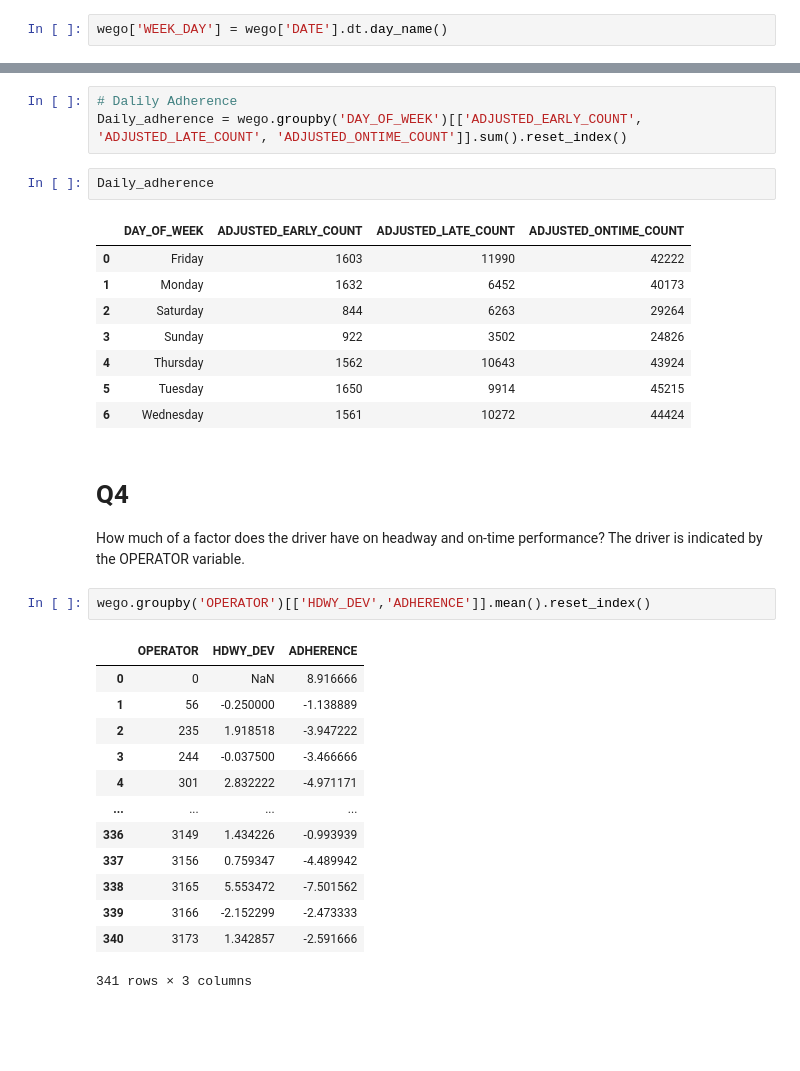
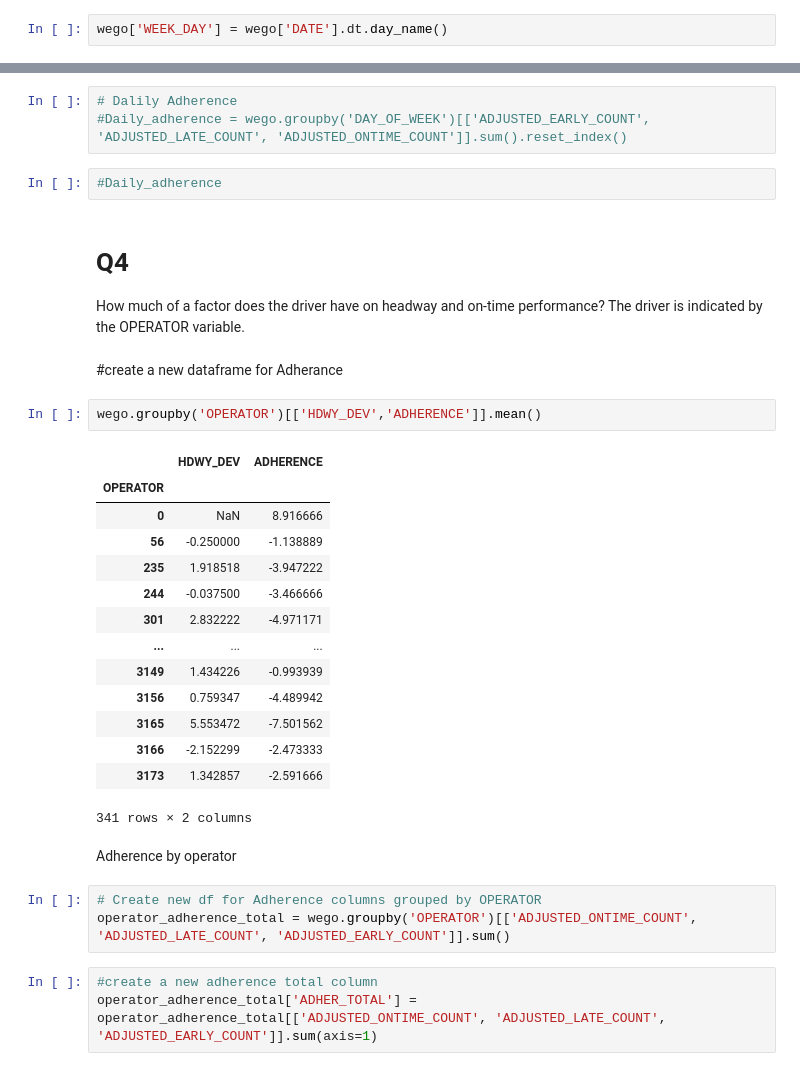
Before and after one commit to NSS-Data-Analytics-Cohort-11/wego-caesars-legion, a Jupyter notebook: notebooks/WeGo Data Introduction.ipynb, the cells around one changed output, grey strips where cells are left out. Cells and saved outputs as stored; diff of their text form; blank space fills up the shorter version.

```diff
--- a/notebooks/WeGo Data Introduction.ipynb
+++ b/notebooks/WeGo Data Introduction.ipynb
@@ -1272,33 +1156,35 @@ wego.groupby('HOUR')[['ADJUSTED_EARLY_COUNT', 'ADJUSTED_LATE_COUNT', 'ADJUSTED_O
 # %%
 # Dalily Adherence
-Daily_adherence = wego.groupby('DAY_OF_WEEK')[['ADJUSTED_EARLY_COUNT', 'ADJUSTED_LATE_COUNT', 'ADJUSTED_ONTIME_COUNT']].sum().reset_index()
+#Daily_adherence = wego.groupby('DAY_OF_WEEK')[['ADJUSTED_EARLY_COUNT', 'ADJUSTED_LATE_COUNT', 'ADJUSTED_ONTIME_COUNT']].sum().reset_index()
 # %%
-Daily_adherence
+#Daily_adherence
-# %% [output]
-|  | DAY_OF_WEEK | ADJUSTED_EARLY_COUNT | ADJUSTED_LATE_COUNT | ADJUSTED_ONTIME_COUNT |
-| 0 | Friday | 1603 | 11990 | 42222 |
-| 1 | Monday | 1632 | 6452 | 40173 |
-| 2 | Saturday | 844 | 6263 | 29264 |
-| 3 | Sunday | 922 | 3502 | 24826 |
-| 4 | Thursday | 1562 | 10643 | 43924 |
-| 5 | Tuesday | 1650 | 9914 | 45215 |
-| 6 | Wednesday | 1561 | 10272 | 44424 |
 # %% [markdown]
 # Q4
 How much of a factor does the driver have on headway and on-time performance? The driver is indicated by the OPERATOR variable.
+# %% [markdown]
+#create a new dataframe for Adherance
 # %%
-wego.groupby('OPERATOR')[['HDWY_DEV','ADHERENCE']].mean().reset_index()
+wego.groupby('OPERATOR')[['HDWY_DEV','ADHERENCE']].mean()
 # %% [output]
-|  | OPERATOR | HDWY_DEV | ADHERENCE |
-| 0 | 0 | NaN | 8.916666 |
-| 1 | 56 | -0.250000 | -1.138889 |
-| 2 | 235 | 1.918518 | -3.947222 |
-| 3 | 244 | -0.037500 | -3.466666 |
-| 4 | 301 | 2.832222 | -4.971171 |
-| ... | ... | ... | ... |
-| 336 | 3149 | 1.434226 | -0.993939 |
-| 337 | 3156 | 0.759347 | -4.489942 |
-| 338 | 3165 | 5.553472 | -7.501562 |
-| 339 | 3166 | -2.152299 | -2.473333 |
-| 340 | 3173 | 1.342857 | -2.591666 |
+|  | HDWY_DEV | ADHERENCE |
+| OPERATOR |  |  |
+| 0 | NaN | 8.916666 |
+| 56 | -0.250000 | -1.138889 |
+| 235 | 1.918518 | -3.947222 |
+| 244 | -0.037500 | -3.466666 |
+| 301 | 2.832222 | -4.971171 |
+| ... | ... | ... |
+| 3149 | 1.434226 | -0.993939 |
+| 3156 | 0.759347 | -4.489942 |
+| 3165 | 5.553472 | -7.501562 |
+| 3166 | -2.152299 | -2.473333 |
+| 3173 | 1.342857 | -2.591666 |
-341 rows × 3 columns
+341 rows × 2 columns
+# %% [markdown]
+Adherence by operator
+# %%
+# Create new df for Adherence columns grouped by OPERATOR
+operator_adherence_total = wego.groupby('OPERATOR')[['ADJUSTED_ONTIME_COUNT', 'ADJUSTED_LATE_COUNT', 'ADJUSTED_EARLY_COUNT']].sum()
+# %%
+#create a new adherence total column
+operator_adherence_total['ADHER_TOTAL'] = operator_adherence_total[['ADJUSTED_ONTIME_COUNT', 'ADJUSTED_LATE_COUNT', 'ADJUSTED_EARLY_COUNT']].sum(axis=1)
```
Also changed, not shown: parts of 214 cells of this notebook.
